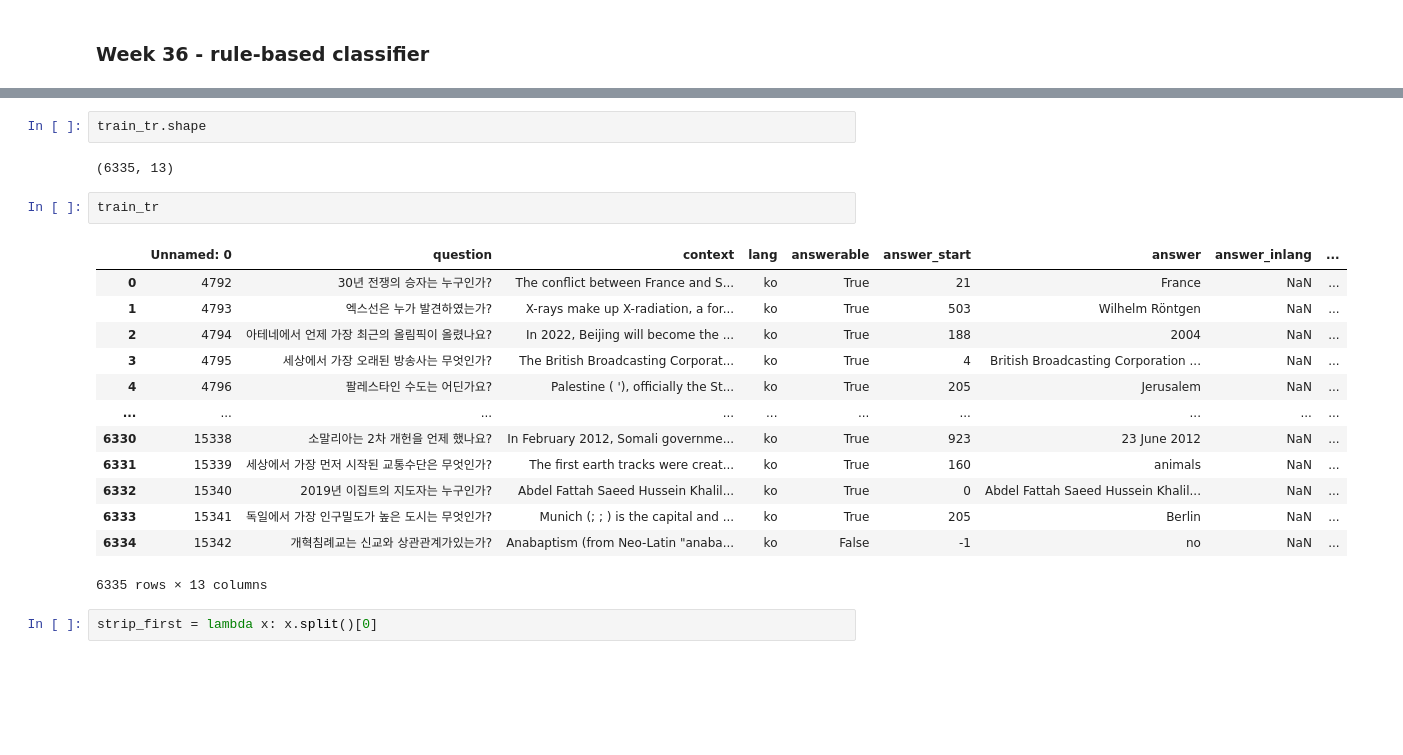
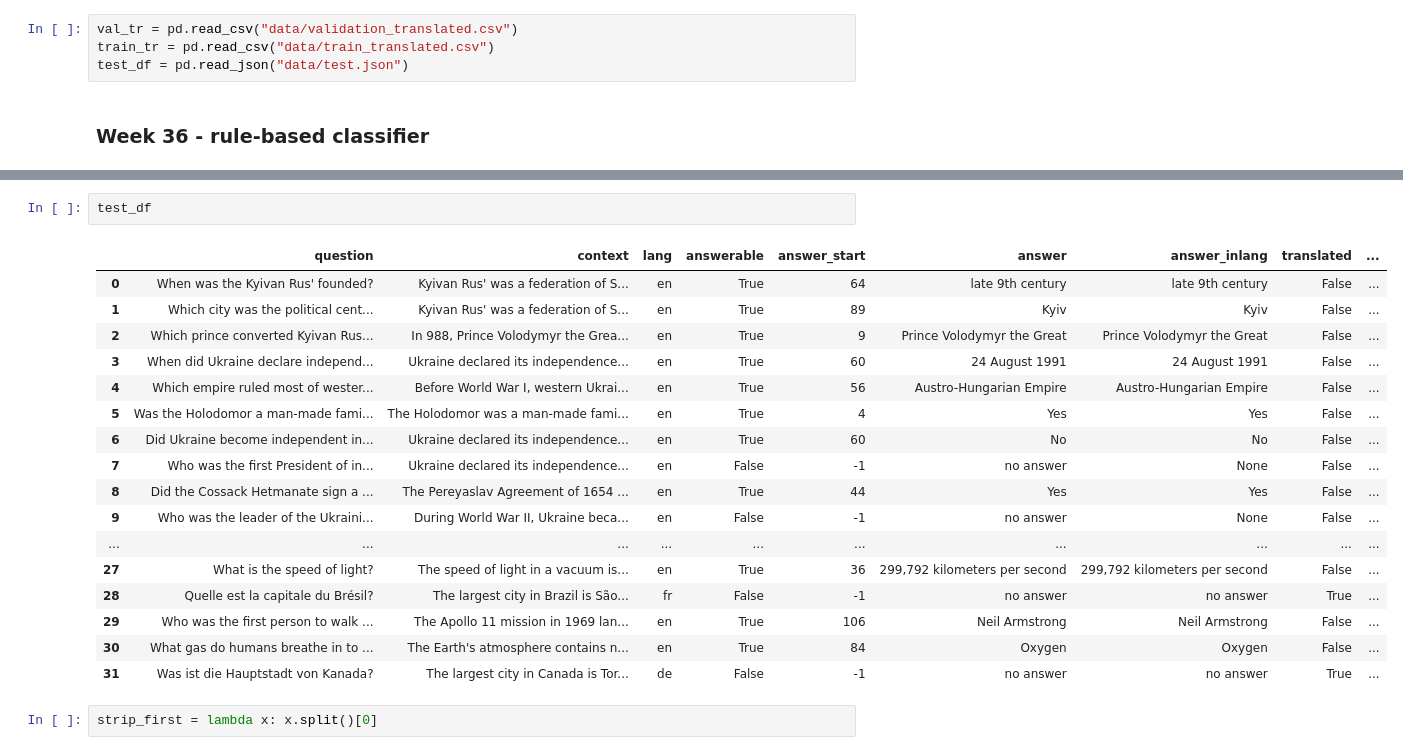
Before and after one commit to DNedilko/nlp-course-project, a Jupyter notebook: weeks/week36/week36_stats_rulebased.ipynb, the cells around one changed output, grey strips where cells are left out. Cells and saved outputs as stored; diff of their text form; blank space fills up the shorter version.

Commit message:
added test for rule based and translating

```diff
--- a/weeks/week36/week36_stats_rulebased.ipynb
+++ b/weeks/week36/week36_stats_rulebased.ipynb
@@ -34,2 +69,6 @@ if torch.cuda.is_available():
+# %%
+val_tr = pd.read_csv("data/validation_translated.csv")
+train_tr = pd.read_csv("data/train_translated.csv")
+test_df = pd.read_json("data/test.json")
 # %% [markdown]
 ### Week 36 - rule-based classifier
@@ -47,23 +100,23 @@ val_tr.shape
-# %%
-train_tr.shape
-# %% [output]
-(6335, 13)
-# %%
-train_tr
-# %% [output]
-|  | Unnamed: 0 | question | context | lang | answerable | answer_start | answer | answer_inlang | ... |
-| 0 | 4792 | 30년 전쟁의 승자는 누구인가? | The conflict between France and S... | ko | True | 21 | France | NaN | ... |
-| 1 | 4793 | 엑스선은 누가 발견하였는가? | X-rays make up X-radiation, a for... | ko | True | 503 | Wilhelm Röntgen | NaN | ... |
-| 2 | 4794 | 아테네에서 언제 가장 최근의 올림픽이 올렸나요? | In 2022, Beijing will become the ... | ko | True | 188 | 2004 | NaN | ... |
-| 3 | 4795 | 세상에서 가장 오래된 방송사는 무엇인가? | The British Broadcasting Corporat... | ko | True | 4 | British Broadcasting Corporation ... | NaN | ... |
-| 4 | 4796 | 팔레스타인 수도는 어딘가요? | Palestine ( '), officially the St... | ko | True | 205 | Jerusalem | NaN | ... |
-| ... | ... | ... | ... | ... | ... | ... | ... | ... | ... |
-| 6330 | 15338 | 소말리아는 2차 개헌을 언제 했나요? | In February 2012, Somali governme... | ko | True | 923 | 23 June 2012 | NaN | ... |
-| 6331 | 15339 | 세상에서 가장 먼저 시작된 교통수단은 무엇인가? | The first earth tracks were creat... | ko | True | 160 | animals | NaN | ... |
-| 6332 | 15340 | 2019년 이집트의 지도자는 누구인가? | Abdel Fattah Saeed Hussein Khalil... | ko | True | 0 | Abdel Fattah Saeed Hussein Khalil... | NaN | ... |
-| 6333 | 15341 | 독일에서 가장 인구밀도가 높은 도시는 무엇인가? | Munich (; ; ) is the capital and ... | ko | True | 205 | Berlin | NaN | ... |
-| 6334 | 15342 | 개혁침례교는 신교와 상관관계가있는가? | Anabaptism (from Neo-Latin "anaba... | ko | False | -1 | no | NaN | ... |
-6335 rows × 13 columns
+# %%
+test_df
+# %% [output]
+|  | question | context | lang | answerable | answer_start | answer | answer_inlang | translated | ... |
+| 0 | When was the Kyivan Rus' founded? | Kyivan Rus' was a federation of S... | en | True | 64 | late 9th century | late 9th century | False | ... |
+| 1 | Which city was the political cent... | Kyivan Rus' was a federation of S... | en | True | 89 | Kyiv | Kyiv | False | ... |
+| 2 | Which prince converted Kyivan Rus... | In 988, Prince Volodymyr the Grea... | en | True | 9 | Prince Volodymyr the Great | Prince Volodymyr the Great | False | ... |
+| 3 | When did Ukraine declare independ... | Ukraine declared its independence... | en | True | 60 | 24 August 1991 | 24 August 1991 | False | ... |
+| 4 | Which empire ruled most of wester... | Before World War I, western Ukrai... | en | True | 56 | Austro-Hungarian Empire | Austro-Hungarian Empire | False | ... |
+| 5 | Was the Holodomor a man-made fami... | The Holodomor was a man-made fami... | en | True | 4 | Yes | Yes | False | ... |
+| 6 | Did Ukraine become independent in... | Ukraine declared its independence... | en | True | 60 | No | No | False | ... |
+| 7 | Who was the first President of in... | Ukraine declared its independence... | en | False | -1 | no answer | None | False | ... |
+| 8 | Did the Cossack Hetmanate sign a ... | The Pereyaslav Agreement of 1654 ... | en | True | 44 | Yes | Yes | False | ... |
+| 9 | Who was the leader of the Ukraini... | During World War II, Ukraine beca... | en | False | -1 | no answer | None | False | ... |
+| ... | ... | ... | ... | ... | ... | ... | ... | ... | ... |
+| 27 | What is the speed of light? | The speed of light in a vacuum is... | en | True | 36 | 299,792 kilometers per second | 299,792 kilometers per second | False | ... |
+| 28 | Quelle est la capitale du Brésil? | The largest city in Brazil is São... | fr | False | -1 | no answer | no answer | True | ... |
+| 29 | Who was the first person to walk ... | The Apollo 11 mission in 1969 lan... | en | True | 106 | Neil Armstrong | Neil Armstrong | False | ... |
+| 30 | What gas do humans breathe in to ... | The Earth's atmosphere contains n... | en | True | 84 | Oxygen | Oxygen | False | ... |
+| 31 | Was ist die Hauptstadt von Kanada? | The largest city in Canada is Tor... | de | False | -1 | no answer | no answer | True | ... |
 # %%
 strip_first = lambda x: x.split()[0]
 # %%
```
Also changed, not shown: parts of 26 cells of this notebook.
